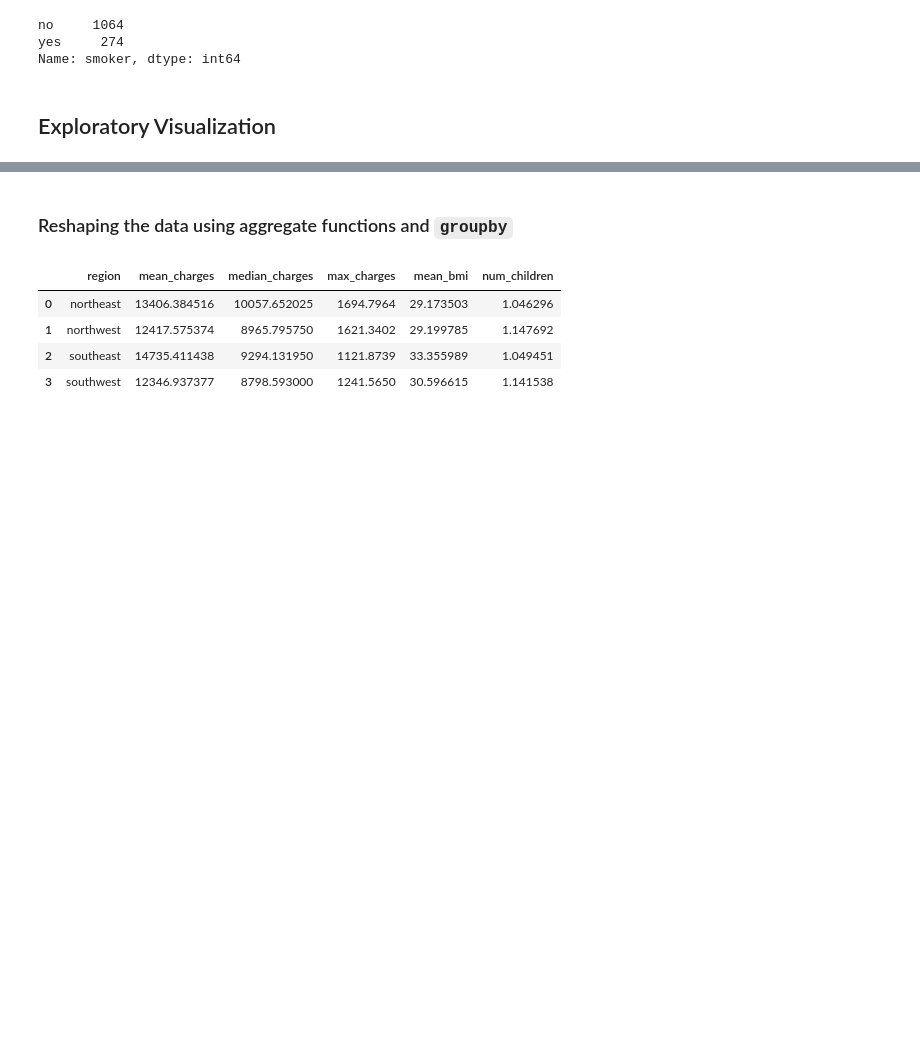
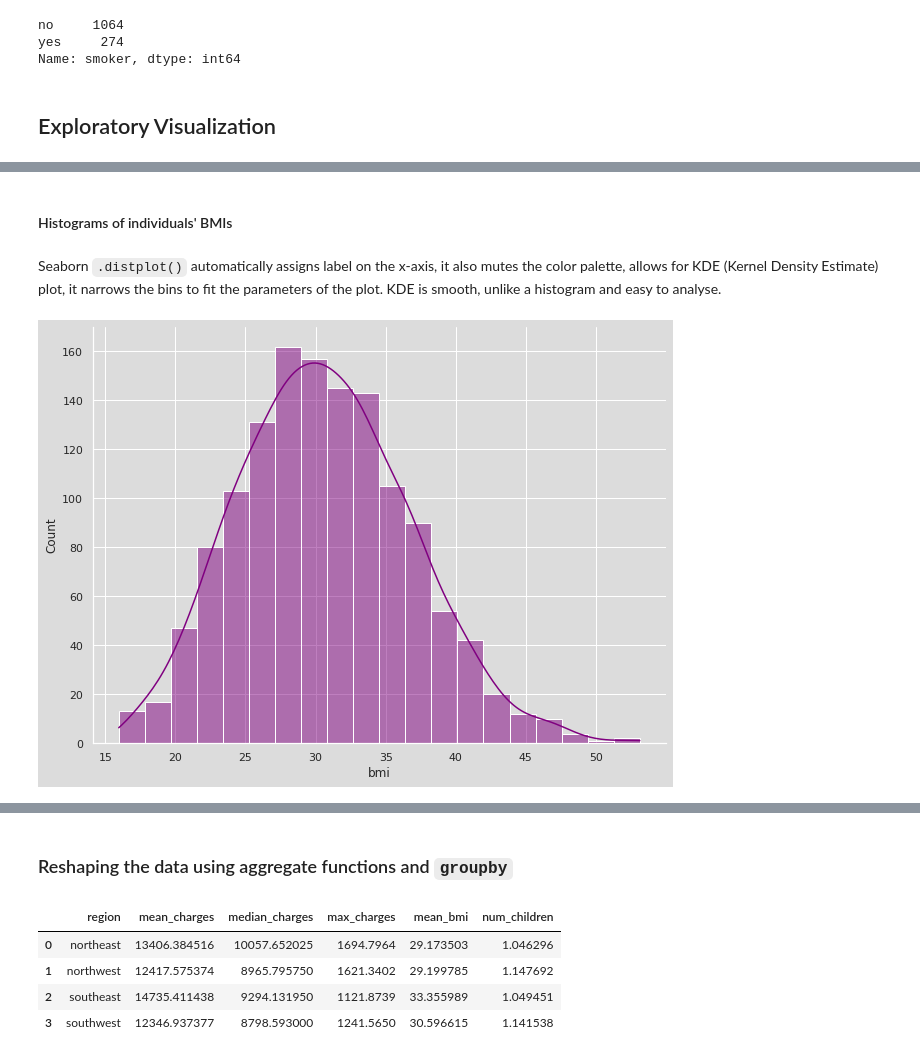
Before and after one commit to graceuche/northeastern-final-project, a Jupyter notebook: visual_analysis.ipynb, the cells around one changed output, grey strips where cells are left out. Saved outputs shown, nothing was run; the diff lists cells and outputs as text; code cells hidden in the pictures; blank space fills up the shorter version.

```diff
--- a/visual_analysis.ipynb
+++ b/visual_analysis.ipynb
@@ -85,0 +95,13 @@ top_pay
+# %% [markdown]
+#### Histograms of individuals' BMIs
+# %% [markdown]
+Seaborn `.distplot()` automatically assigns label on the x-axis, it also mutes the color palette, allows for KDE (Kernel Density Estimate) plot, it narrows the bins to fit the parameters of the plot. KDE is smooth, unlike a histogram and easy to analyse.
+# %%
+g = sns.displot(insurance_premium['bmi'],
+            color="purple",
+            kde=True,
+            bins=20)
+g.fig.set_figwidth(10) # increases the width of Seaborn chart
+g.fig.set_figheight(7) # increases the height of Seaborn chart
+# %% [output]
+[figure, added]
```
Also changed, not shown: parts of 99 cells of this notebook.
